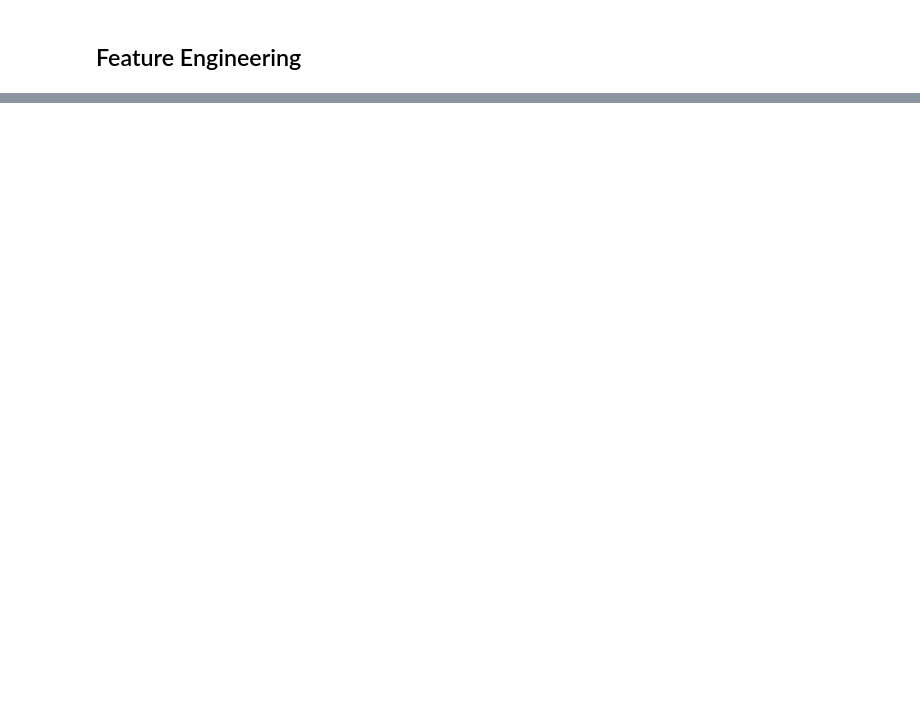
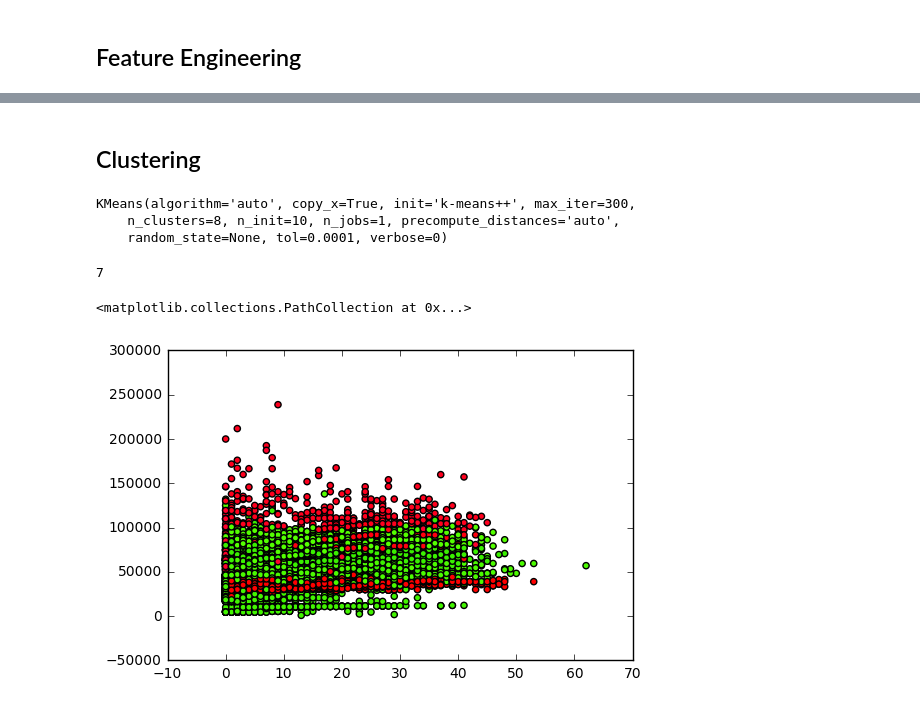
Before and after one commit to DCastile/carcetti, a Jupyter notebook: Untitled.ipynb, the cells around one changed output, grey strips where cells are left out. Saved outputs shown, nothing was run; the diff lists cells and outputs as text; code cells hidden in the pictures; blank space fills up the shorter version.

```diff
--- a/Untitled.ipynb
+++ b/Untitled.ipynb
@@ -127,0 +313,28 @@ data.pivot_table(index=['AgencyCode', 'AgencyCat'], aggfunc=pd.Series.nunique, v
+# %%
+# sets employee type to 'Hourly' if JobTitle contains hourly
+data.loc[data.loc[:,'Agency'].str.contains('part-time') == True, 'EmployeeType'] = 'Part-Time'
+# %%
+# if employee type is blank assign 'Full-Time'
+x = lambda x: 'Full-Time' if x == '' else x
+data.EmployeeType = data.EmployeeType.apply(x)
+# %% [markdown]
+## Clustering
+# %%
+kmeans = KMeans()
+# %%
+features = data[['AnnualSalaryFloat', 'GrossPayFloat', 'TenureYears', 'JobTitleLevel']]
+kmeans.fit(features)
+# %% [output]
+KMeans(algorithm='auto', copy_x=True, init='k-means++', max_iter=300,
+    n_clusters=8, n_init=10, n_jobs=1, precompute_distances='auto',
+    random_state=None, tol=0.0001, verbose=0)
+# %%
+kmeans.labels_
+max(kmeans.labels_)
+# %% [output]
+7
+# %%
+plt.scatter(data.TenureYears, data.AnnualSalaryFloat, c=kmeans.labels_, cmap='prism')
+# %% [output]
+<matplotlib.collections.PathCollection at 0x...>
+[figure, added]
```
Also changed, not shown: parts of 32 cells of this notebook.
